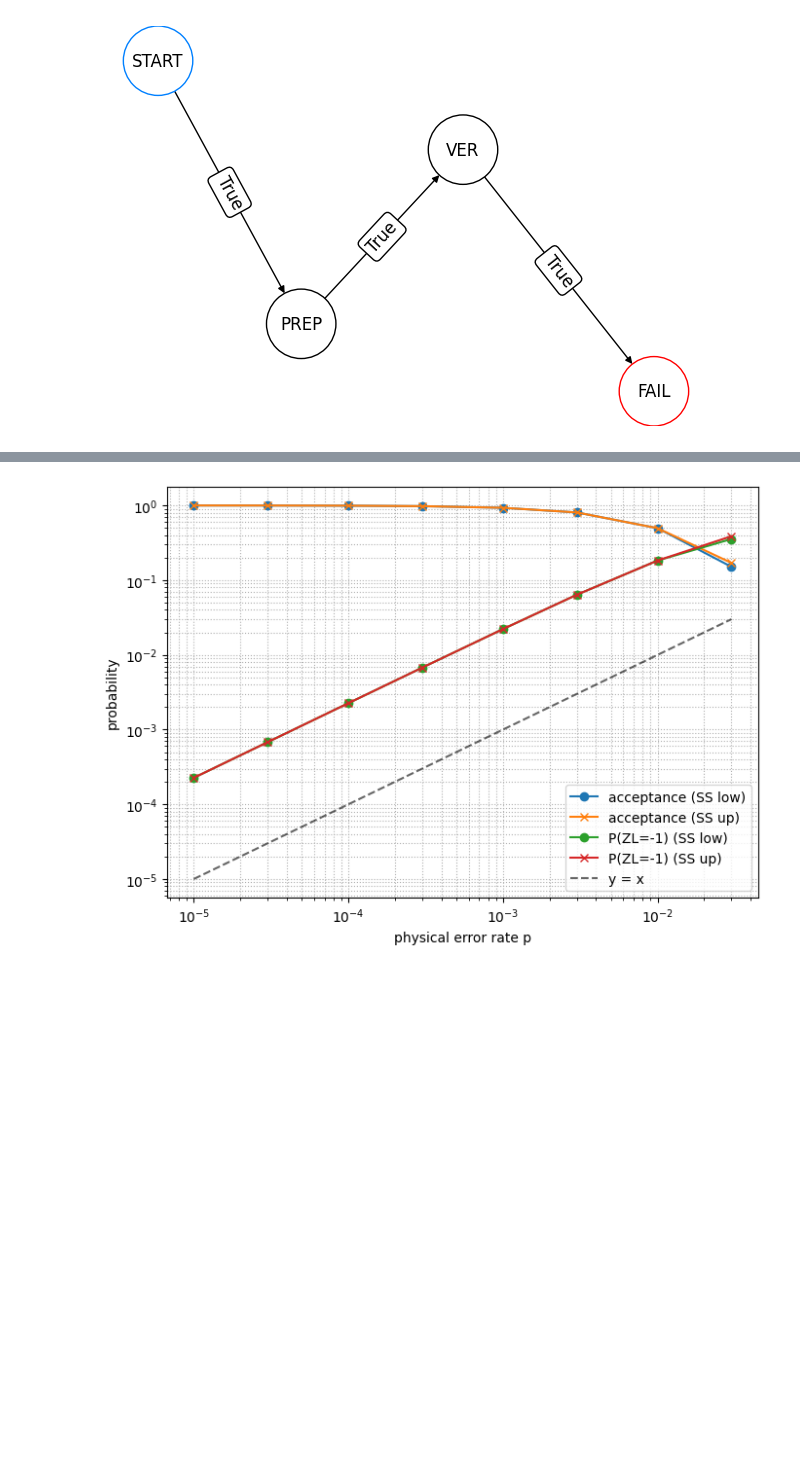
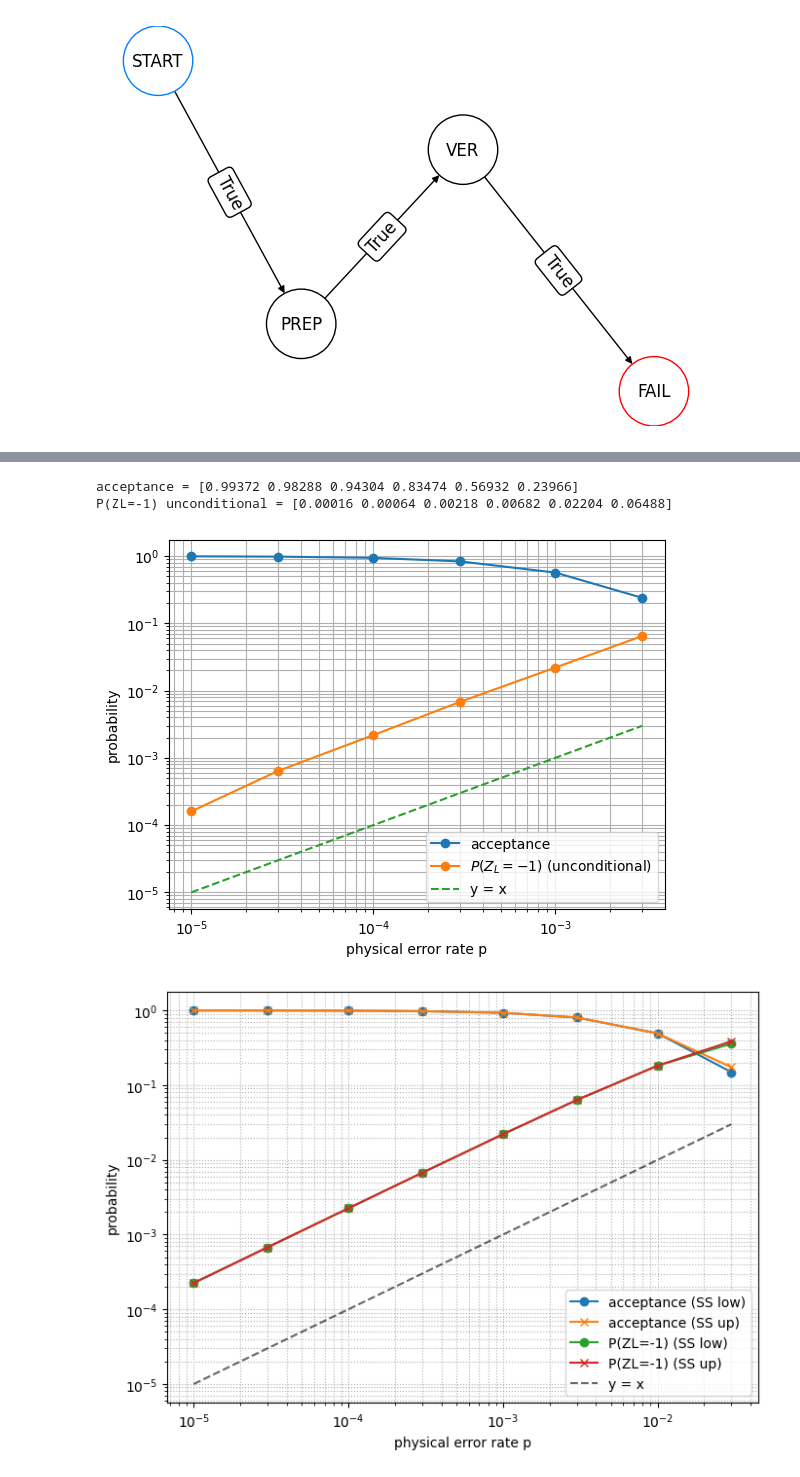
Before and after one commit to physiquel/qsample, a Jupyter notebook: stean.ipynb, the cells around one changed output, grey strips where cells are left out. Cells and saved outputs as stored; diff of their text form; code cells hidden in the pictures; blank space fills up the shorter version.

```diff
--- a/stean.ipynb
+++ b/stean.ipynb
@@ -432,3 +433,56 @@ plt.show()
+# %%
+import numpy as np
+import qsample as qs
+
+p = np.array([1e-5, 3e-5, 1e-4, 3e-4, 1e-3, 3e-3], float)
+
+# 例：设定相对强度（你可以按论文设定修改）
+a1 = 1.0   # 1q
+a2 = 10.0  # 2q 通常更差
+ami = 1.0  # init
+amm = 1.0  # meas
+aid = 0.5  # idle（若按 T2 推出来也行）
+
+err_model  = qs.noise.E3
+err_params = {
+    "q1":   a1 * p,
+    "q2":   a2 * p,
+    "init": ami * p,
+    "meas": amm * p,
+    "idle": aid * p,
+}
+
+sam = qs.DirectSampler(
+    protocol=build_tetra_protocol_accept(),     # 你之前跑通的那个
+    simulator=qs.StabilizerSimulator,
+    err_model=err_model,
+    err_params=err_params,
+)
+
+cb = AccAndZL()   # 你第一段 callback
+sam.run(n_shots=50000, callbacks=[cb])
+
+acc_rate_m, pZL_minus_m = cb.summary()
+print("acceptance =", acc_rate_m)
+print("P(ZL=-1) unconditional =", pZL_minus_m)
+# %% [output]
+acceptance = [0.99372 0.98288 0.94304 0.83474 0.56932 0.23966]
+P(ZL=-1) unconditional = [0.00016 0.00064 0.00218 0.00682 0.02204 0.06488]
+# %%
+import matplotlib.pyplot as plt
+plt.figure()
+plt.xscale("log")
+plt.yscale("log")
+plt.plot(p, acc_rate_m, marker="o", label="acceptance")
+plt.plot(p, pZL_minus_m, marker="o", label=r"$P(Z_L=-1)$ (unconditional)")
+plt.plot(p, p, linestyle="--", label="y = x")
+plt.xlabel("physical error rate p")
+plt.ylabel("probability")
+plt.legend()
+plt.grid(True, which="both")
+plt.show()
+# %% [output]
+[figure, added]
 # %%
 # import inspect, qsample as qs
 # print(qs.SubsetSampler)
```
Also changed, not shown: parts of 8 cells of this notebook.
